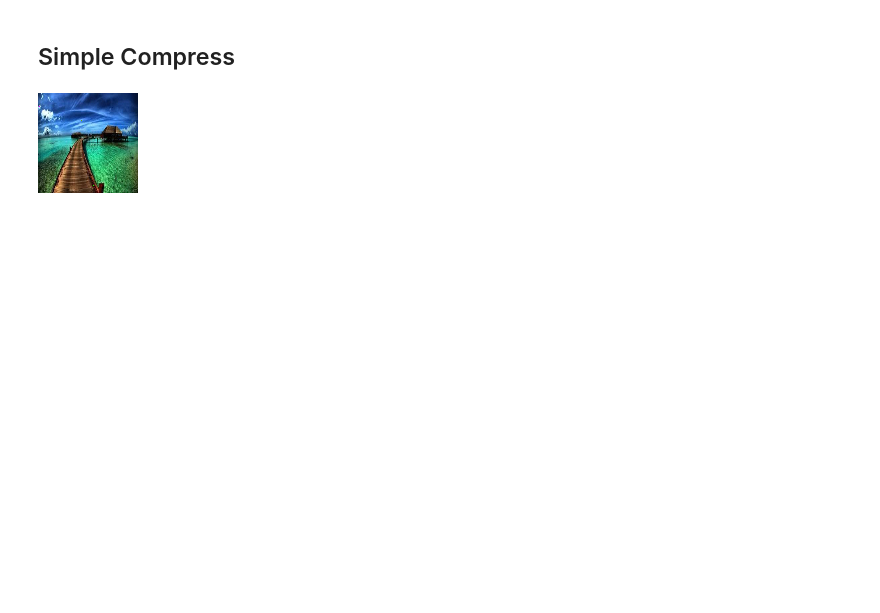
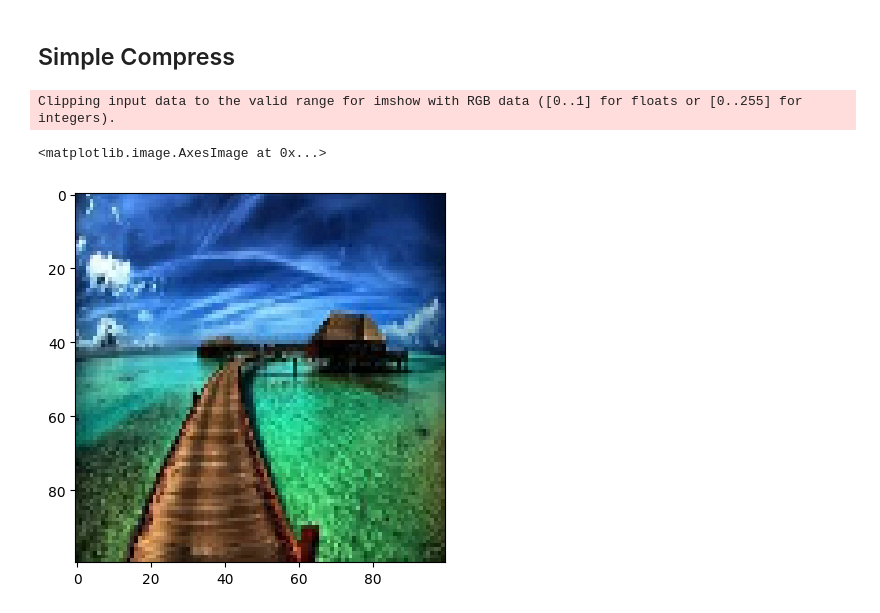
Before and after one commit to harrithha/MDS_2023, a Jupyter notebook: Assignment_1/part1-images.ipynb, the cells around one changed output. Saved outputs shown, nothing was run; the diff lists cells and outputs as text; code cells hidden in the pictures; blank space fills up the shorter version.

```diff
--- a/Assignment_1/part1-images.ipynb
+++ b/Assignment_1/part1-images.ipynb
@@ -89,12 +89,17 @@ def compressed_image(img_array, percentage):
     newimg_array = np.zeros((l,w,h))
     for channel in range(h):
         newimg_array[:,:,channel] = compress_channel(img_array, channel, percentage)
-    i = Image.fromarray(newimg_array.astype('uint8'))
-    return i
+    # i = Image.fromarray(newimg_array.astype('uint8'))
+    newimg_array[:, :, [0, 2]] = newimg_array[:, :, [2, 0]]
+    return newimg_array
 # %%
-img = Image.open("./images/1.png")
-img_array = np.array(img)
-i = compressed_image(img_array, 100)
-display(i)
+import matplotlib.pyplot as plt
+# img = Image.open("./images/1.png")
+img_array = cv2.imread("./images/1.png")
+i = compressed_image(img_array, 100)/255
+i[:, :, [0, 2]] = i[:, :, [2, 0]]
+plt.imshow(i)
 # %% [output]
+Clipping input data to the valid range for imshow with RGB data ([0..1] for floats or [0..255] for integers).
+<matplotlib.image.AxesImage at 0x...>
-[figure, old version]
+[figure, new version]
```
Also changed, not shown: parts of 1 cell of this notebook.
